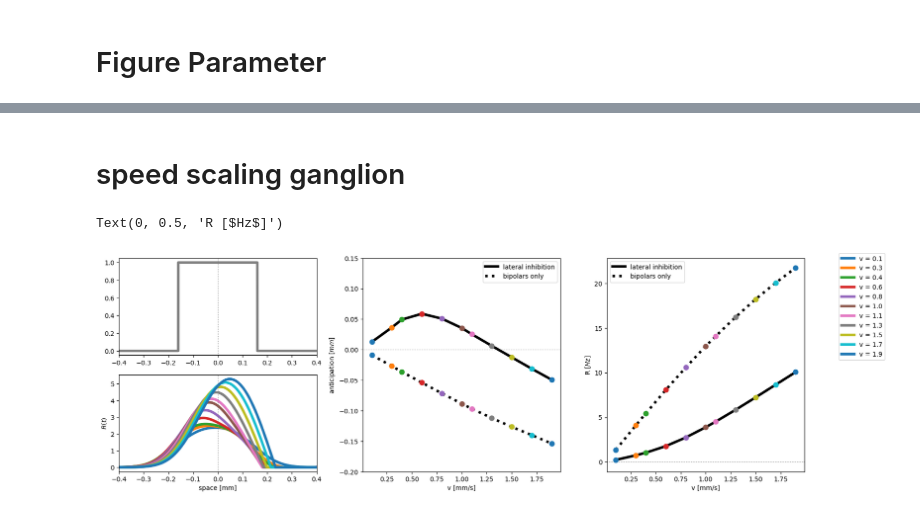
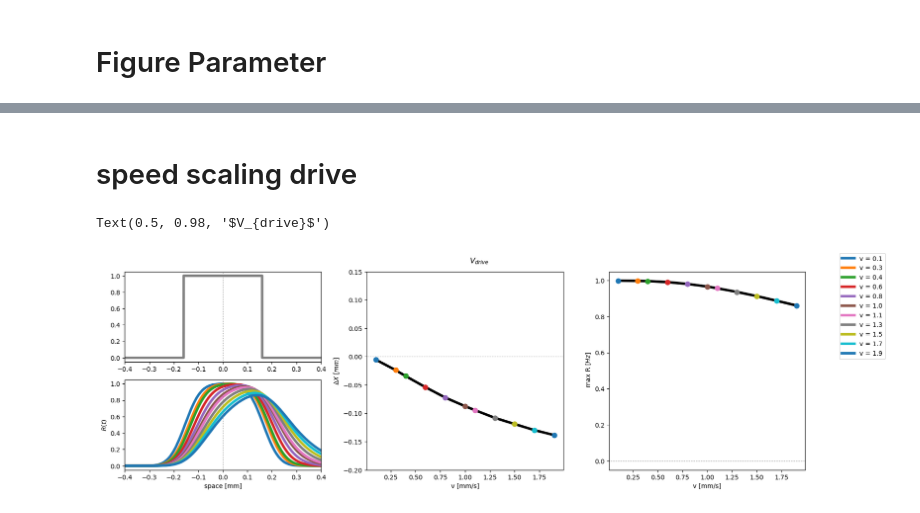
Before and after one commit to simoneeb/motion_anticipation_network, a Jupyter notebook: Figures_Paper_v2/Figure_codes/F3-speedsscaling.ipynb, the cells around one changed output, grey strips where cells are left out. Drawn from its saved outputs; the diff is of its cells as text; code cells hidden in the pictures.

```diff
--- a/Figures_Paper_v2/Figure_codes/F3-speedsscaling.ipynb
+++ b/Figures_Paper_v2/Figure_codes/F3-speedsscaling.ipynb
@@ -34,7 +34,8 @@ cell = 50
 
 
 nets_list = ['fb_linear/wBA/wBA_0.0',
-             'fb_linear/wBA/wBA_10.0' ]
+             'fb_linear/wBA/wBA_10.0',
+             'ff_linear/wGA/wGA_0.0126' ]
 
 
 for net in nets_list:
@@ -85,12 +86,12 @@ for net in nets_list:
 
         peak_RB = time[np.argmax(out['RB'][50,:])]
         peak_RG = time[np.argmax(out['RG'][:])]
-        peak_drive = time[np.argmax(out['F'][:])]
+        peak_drive = time[np.argmax(out['inp'][:])]
 
         amp_RB = np.max(out['RB'][50,:])
         amp_RA = np.max(out['RA'][50,:])
         amp_RG = np.max(out['RG'][:])
-        amp_drive = np.max(out['F'][:])
+        amp_drive = np.max(out['inp'][:])
 
 
 
@@ -108,7 +109,7 @@ for net in nets_list:
         tps_rf_GC_mid.append(tp_bar)
         times.append(time)
 
-        Fs.append(out['F'])
+        Fs.append(out['inp'])
         RBs.append(out['RB'][50,:])
         RAs.append(out['RA'][50,:])
         VGs.append(out['VG'])
@@ -336,5 +331,5 @@ Text(0.5, 0, 'time [s]')
 # %% [markdown]
-# speed scaling ganglion
+# speed scaling drive
 # %%
 #initialize figure
 nrows = 2
@@ -345,7 +340,7 @@ fig.patch.set_facecolor('white')
 
 
 
-fig.subplots_adjust(top=0.975,
+fig.subplots_adjust(top=0.925,
 bottom=0.195,
 left=0.065,
 right=0.9,
@@ -375,7 +370,7 @@ ax.axvline(0, linewidth = 1, color = cbar, linestyle = ':')
 ax = fig.add_subplot(gs[1,0:2], sharex = ax)
 for x,si in enumerate(speeds[:]):
     ti = data['times'][x]*si
-    RG = data[net]['RG'][x]
+    RG = data[net]['F'][x]
     ax.plot(ti  - pos_cell, RG, label = f'v = {si}', linewidth = lw)
 ax.axvline(0, linewidth = 1, color = cbar, linestyle = ':')
 ax.set_xlabel('space [mm]')
@@ -388,46 +383,42 @@ fig.legend()
 ax = fig.add_subplot(gs[:,2:4])
 
 ax.axhline(0, linewidth = 1, color = cbar, linestyle = ':')
-antis = data[net]['ants']['RG_bar'] * speeds
-antis_pool = data[net_pool]['ants']['RG_bar'] * speeds
+antis = data[net]['ants']['drive'] * speeds
 
 
 ax.plot(speeds,antis, color = 'k', linewidth = lw, label = 'lateral inhibition')
-ax.plot(speeds,antis_pool, color = 'k', linewidth = lw,linestyle = ':', label = 'bipolars only')
 for x,si in enumerate(speeds[:]):
     p = ax.scatter(speeds[x],antis[x], s= ms, zorder = 10)
-    ax.scatter(speeds[x],antis_pool[x], alpha = 1, color = p.get_facecolors(), s = ms, zorder = 10)
-ax.legend()
+# ax.legend()
 
 
 #col = p.get_facecolors()[idx].tolist()
 ax.set_ylim(-.2,.15)
 #ax.set_xscale('log')
 ax.set_xlabel('v [mm/s]')
-ax.set_ylabel('anticipation [$mm$]')
+ax.set_ylabel(r'$\Delta X$ [$mm$]')
 
 
 
 ax = fig.add_subplot(gs[:,4:])
 
 ax.axhline(0, linewidth = 1, color = cbar, linestyle = ':')
-antis = data[net]['amps']['RG'] * speeds
-antis_pool = data[net_pool]['amps']['RG'] * speeds
+antis = data[net]['amps']['drive']
 
 
 ax.plot(speeds,antis, color = 'k', linewidth = lw, label = 'lateral inhibition')
-ax.plot(speeds,antis_pool, color = 'k', linewidth = lw,linestyle = ':', label = 'bipolars only')
 for x,si in enumerate(speeds[:]):
     p = ax.scatter(speeds[x],antis[x], s= ms, zorder = 10)
-    ax.scatter(speeds[x],antis_pool[x], alpha = 1, color = p.get_facecolors(), s = ms, zorder = 10)
-ax.legend()
+# ax.legend()
 
 
 #col = p.get_facecolors()[idx].tolist()
 # ax.set_ylim(-.2,.15)
 #ax.set_xscale('log')
 ax.set_xlabel('v [mm/s]')
-ax.set_ylabel('R [$Hz$]')
+ax.set_ylabel(' max R [$Hz$]')
+
+fig.suptitle(r'$V_{drive}$')
 # %% [output]
-Text(0, 0.5, 'R [$Hz$]')
+Text(0.5, 0.98, '$V_{drive}$')
-[figure, old version]
+[figure, new version]
```
Also changed, not shown: parts of 10 cells of this notebook, 20 other files.
